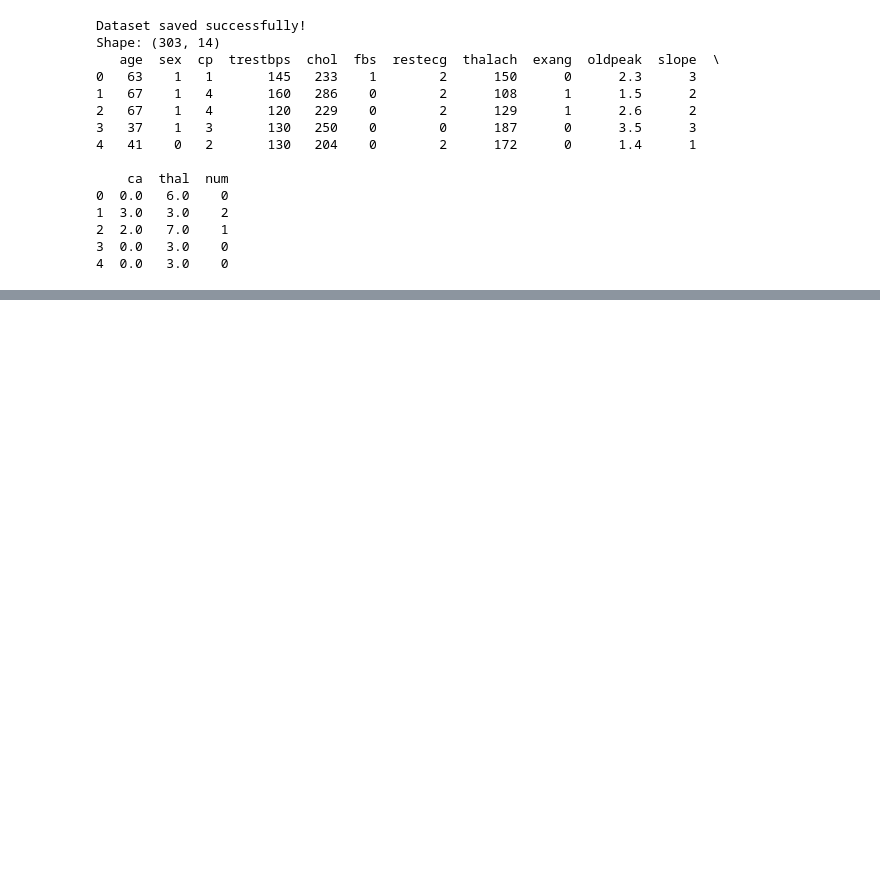
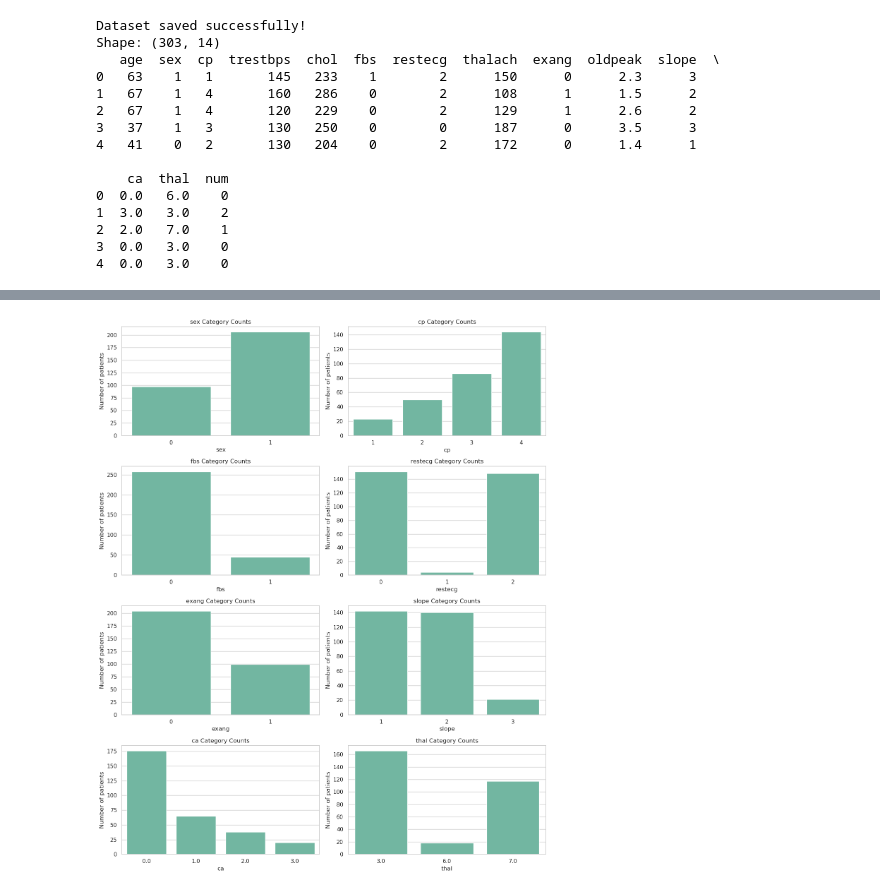
Before and after one commit to PrateekKhatri-25/heart-disease-prediction, a Jupyter notebook: notebooks/analysis.ipynb, the cells around one changed output, grey strips where cells are left out. Drawn from its saved outputs; the diff is of its cells as text; code cells hidden in the pictures; blank space fills up the shorter version.

```diff
--- a/notebooks/analysis.ipynb
+++ b/notebooks/analysis.ipynb
@@ -65,0 +222,33 @@ Shape: (303, 14)
+# %%
+categorical_features = [
+    column for column in
+    ["sex", "cp", "fbs", "restecg", "exang", "slope", "ca", "thal"]
+    if column in eda_df.columns
+]
+
+if categorical_features:
+    ncols = 2
+    nrows = int(np.ceil(len(categorical_features) / ncols))
+    fig, axes = plt.subplots(nrows, ncols, figsize=(13, 4 * nrows))
+    axes = np.array(axes).reshape(-1)
+
+    for ax, feature in zip(axes, categorical_features):
+        plot_data = eda_df[feature].dropna()
+        sns.countplot(
+            x=plot_data,
+            order=sorted(plot_data.unique()),
+            ax=ax
+        )
+        ax.set_title(f"{feature} Category Counts")
+        ax.set_xlabel(feature)
+        ax.set_ylabel("Number of patients")
+
+    for ax in axes[len(categorical_features):]:
+        ax.remove()
+
+    plt.tight_layout()
+    plt.show()
+else:
+    print("No expected categorical features were found.")
+# %% [output]
+[figure, added]
```
Also changed, not shown: parts of 6 cells of this notebook.
